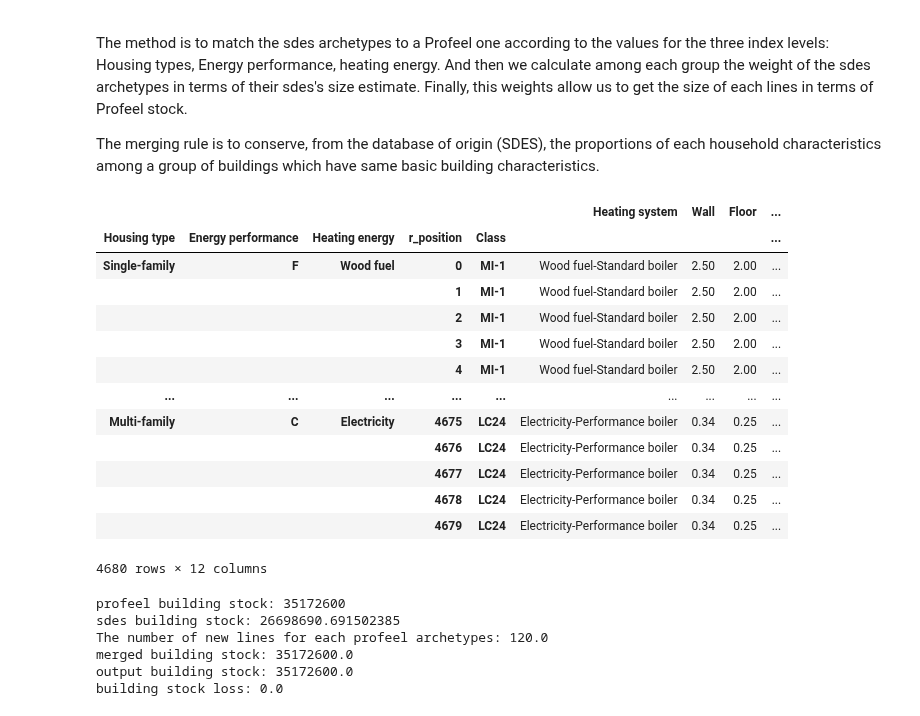
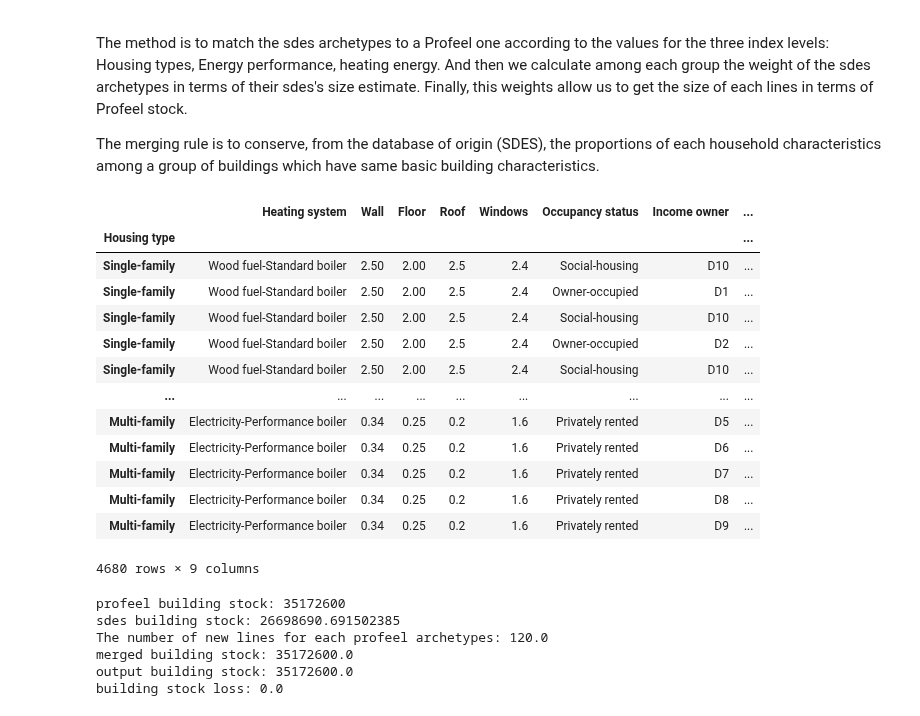
Before and after one commit to CIRED/Res-IRF4, a Jupyter notebook: project/analysis/preprocessing/building_stock/profeel/data_matching.ipynb, the cells around one changed output. Saved outputs shown, nothing was run; the diff lists cells and outputs as text; code cells hidden in the pictures.

Commit message:
Cleaning profeel notebooks

```diff
--- a/project/analysis/preprocessing/building_stock/profeel/data_matching.ipynb
+++ b/project/analysis/preprocessing/building_stock/profeel/data_matching.ipynb
@@ -7,7 +7,7 @@ And then we calculate among each group the weight of the sdes archetypes in term
 
 The merging rule is to conserve, from the database of origin (SDES), the proportions of each household characteristics among a group of buildings which have same basic building characteristics.
 # %%
-profeel = pd.read_csv('output/building_stock_profeel_novent.csv', index_col='Housing type')
+profeel = pd.read_csv('output/building_stock_profeel_std.csv', index_col='Housing type')
 sdes = pd.read_csv('building_stock_sdes2018_aggregated.csv', index_col=['Housing type', 'Energy performance', 'Heating energy'])
 
 profeel = profeel.rename(columns={'calculated_epc':'Energy performance'})
@@ -16,32 +16,33 @@ profeel = profeel.set_index(['Heating energy', 'Energy performance'], append=Tru
 # %%
 merged = profeel.merge(sdes, how='inner', on=['Housing type', 'Energy performance', 'Heating energy'])
 # Adding a row specific index level
 r_position = pd.Series(range(0,merged.shape[0]), name='r_position')
 merged = merged.set_index(r_position, append=True)
 
 # Weight of each lines in terms of sdes's sizes (y) among a profeel archetype uniquely define by its class label
 merged = merged.set_index('Class', append=True)
 merged['Stock buildings_y'] = merged['Stock buildings_y'].T / merged.groupby(level='Class')['Stock buildings_y'].sum()
 
 # Multiplying the weights to the profeel's stocks (x)
 merged['Stock buildings'] = (merged['Stock buildings_y'].T * merged['Stock buildings_x']).T
-cleaned = merged.drop(labels=['Stock buildings_x', 'Stock buildings_y'], axis=1)
+cleaned = merged.reset_index(('Energy performance', 'r_position', 'Class', 'Heating energy'))
+cleaned = cleaned.drop(labels=['Stock buildings_x', 'Stock buildings_y', 'Energy performance', 'r_position', 'Class', 'Heating energy'], axis=1)
 cleaned
 # %% [output]
-|  |  |  |  |  | Heating system | Wall | Floor | ... |
-| Housing type | Energy performance | Heating energy | r_position | Class |  |  |  | ... |
-| Single-family | F | Wood fuel | 0 | MI-1 | Wood fuel-Standard boiler | 2.50 | 2.00 | ... |
-|  |  |  | 1 | MI-1 | Wood fuel-Standard boiler | 2.50 | 2.00 | ... |
-|  |  |  | 2 | MI-1 | Wood fuel-Standard boiler | 2.50 | 2.00 | ... |
-|  |  |  | 3 | MI-1 | Wood fuel-Standard boiler | 2.50 | 2.00 | ... |
-|  |  |  | 4 | MI-1 | Wood fuel-Standard boiler | 2.50 | 2.00 | ... |
+|  | Heating system | Wall | Floor | Roof | Windows | Occupancy status | Income owner | ... |
+| Housing type |  |  |  |  |  |  |  | ... |
+| Single-family | Wood fuel-Standard boiler | 2.50 | 2.00 | 2.5 | 2.4 | Social-housing | D10 | ... |
+| Single-family | Wood fuel-Standard boiler | 2.50 | 2.00 | 2.5 | 2.4 | Owner-occupied | D1 | ... |
+| Single-family | Wood fuel-Standard boiler | 2.50 | 2.00 | 2.5 | 2.4 | Social-housing | D10 | ... |
+| Single-family | Wood fuel-Standard boiler | 2.50 | 2.00 | 2.5 | 2.4 | Owner-occupied | D2 | ... |
+| Single-family | Wood fuel-Standard boiler | 2.50 | 2.00 | 2.5 | 2.4 | Social-housing | D10 | ... |
 | ... | ... | ... | ... | ... | ... | ... | ... | ... |
-| Multi-family | C | Electricity | 4675 | LC24 | Electricity-Performance boiler | 0.34 | 0.25 | ... |
-|  |  |  | 4676 | LC24 | Electricity-Performance boiler | 0.34 | 0.25 | ... |
-|  |  |  | 4677 | LC24 | Electricity-Performance boiler | 0.34 | 0.25 | ... |
-|  |  |  | 4678 | LC24 | Electricity-Performance boiler | 0.34 | 0.25 | ... |
-|  |  |  | 4679 | LC24 | Electricity-Performance boiler | 0.34 | 0.25 | ... |
+| Multi-family | Electricity-Performance boiler | 0.34 | 0.25 | 0.2 | 1.6 | Privately rented | D5 | ... |
+| Multi-family | Electricity-Performance boiler | 0.34 | 0.25 | 0.2 | 1.6 | Privately rented | D6 | ... |
+| Multi-family | Electricity-Performance boiler | 0.34 | 0.25 | 0.2 | 1.6 | Privately rented | D7 | ... |
+| Multi-family | Electricity-Performance boiler | 0.34 | 0.25 | 0.2 | 1.6 | Privately rented | D8 | ... |
+| Multi-family | Electricity-Performance boiler | 0.34 | 0.25 | 0.2 | 1.6 | Privately rented | D9 | ... |
-4680 rows × 12 columns
+4680 rows × 9 columns
 # %%
 # Checks
 print("profeel building stock: {}".format(profeel['Stock buildings'].sum()))
```
Also changed, not shown: parts of 1 cell of this notebook, 2 other files.
